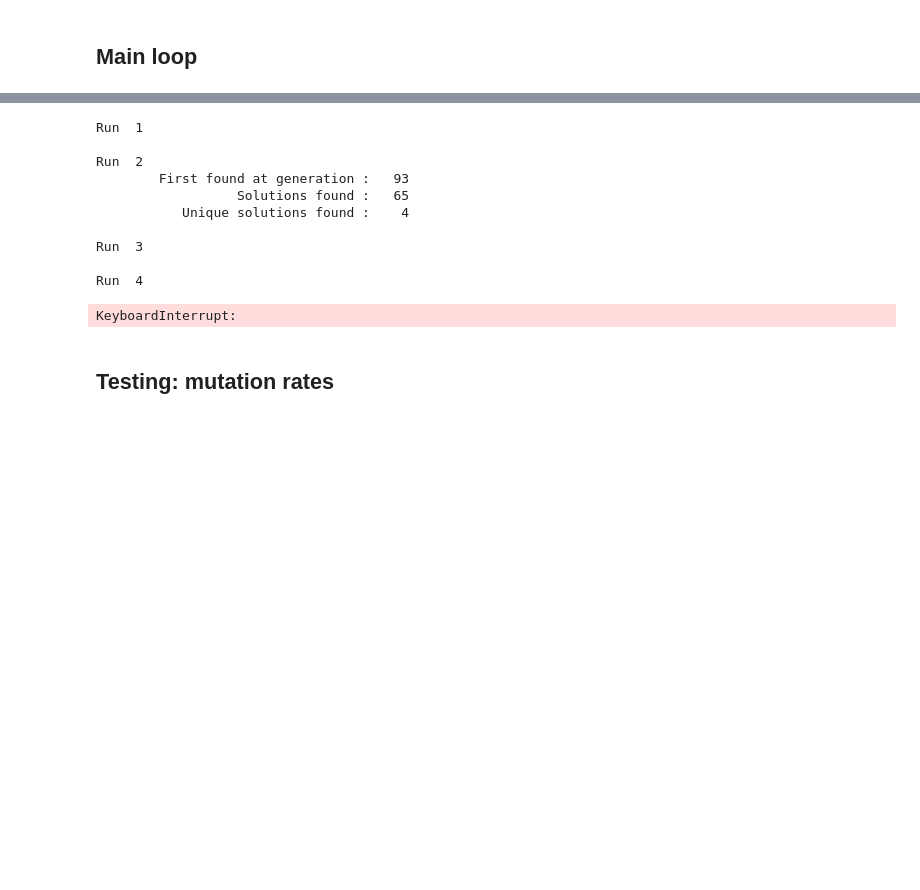
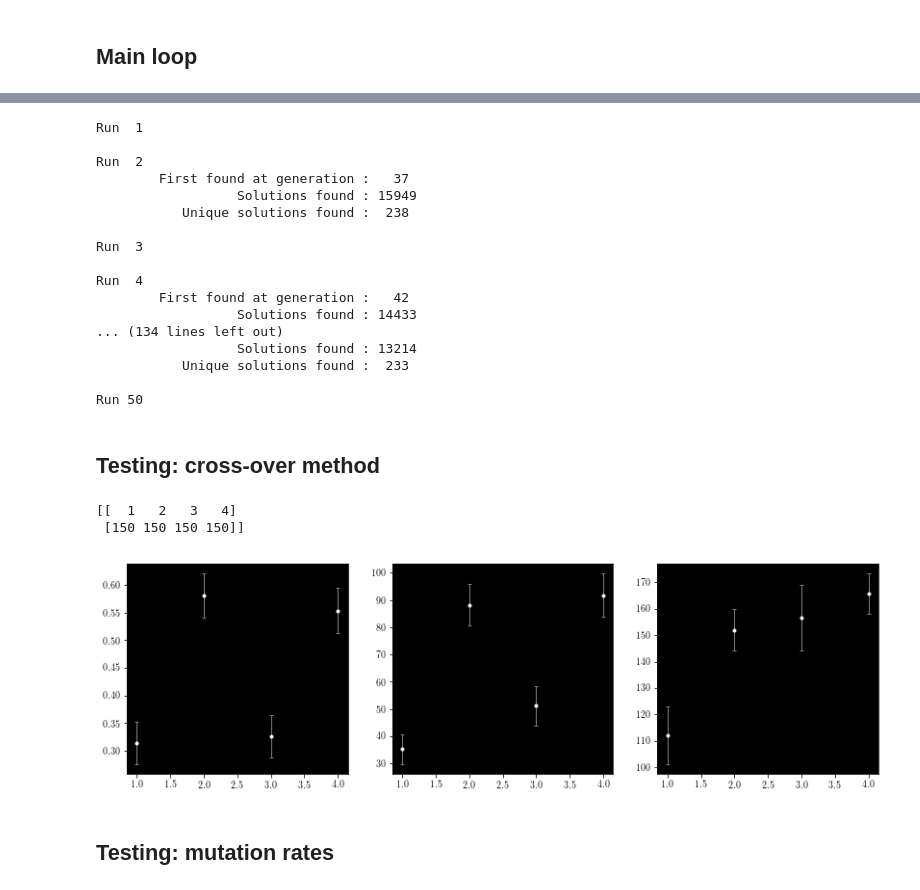
Before and after one commit to gloges/brane-ga, a Jupyter notebook: braneGA.ipynb, the cells around one changed output, grey strips where cells are left out. Drawn from its saved outputs; the diff is of its cells as text; code cells hidden in the pictures; blank space fills up the shorter version.

```diff
--- a/braneGA.ipynb
+++ b/braneGA.ipynb
@@ -54,5 +57,5 @@ filePath = ('test_mutRate_ns=%d_bix2=%d%d%d_w=%02d%02d%02d_popsize=%d_gmax=%d_xo
 # %%
-nRuns = 10
+nRuns = 50
 progress = False
 save = True
 
@@ -63,14 +66,50 @@ branes.GA(nRuns, numGens, popSize, numSurvive,
 Run  1
 
 Run  2
-        First found at generation :   93
-                  Solutions found :   65
-           Unique solutions found :    4
+        First found at generation :   37
+                  Solutions found : 15949
+           Unique solutions found :  238
 
 Run  3
 
 Run  4
+        First found at generation :   42
+                  Solutions found : 14433
+... (134 lines left out)
+                  Solutions found : 13214
+           Unique solutions found :  233
+
+Run 50
-KeyboardInterrupt:
+# %% [markdown]
+## Testing: cross-over method
+# %%
+files = glob.glob('test_xoMeth*/*.npy')
+
+method = np.array([int(f[-5]) for f in files])
+solnCounts = np.array([np.load(f) for f in files])
+numRuns = np.array([len(x) for x in solnCounts])
+
+probs = np.array([np.mean(s>0) for s in solnCounts])
+err1sig = np.sqrt(probs * (1-probs) / numRuns)
+
+means = np.array([np.mean(s) for s in solnCounts])
+std = np.array([np.std(s)/np.sqrt(len(s)-1) for s in solnCounts])
+
+foundMeans = np.array([np.mean(s[s>0]) for s in solnCounts])
+foundStd = np.array([np.std(s[s>0])/np.sqrt(len(s[s>0])-1) for s in solnCounts])
+
+print(np.array([method, numRuns]))
+
+fig, ax = plt.subplots(1, 3, figsize=(14,4))
+ax[0].errorbar(method, probs,      yerr=err1sig,  fmt='ow', ms=3, ecolor='gray', elinewidth=1, capsize=2)
+ax[1].errorbar(method, means,      yerr=std,      fmt='ow', ms=3, ecolor='gray', elinewidth=1, capsize=2)
+ax[2].errorbar(method, foundMeans, yerr=foundStd, fmt='ow', ms=3, ecolor='gray', elinewidth=1, capsize=2)
+
+plt.show()
+# %% [output]
+[[  1   2   3   4]
+ [150 150 150 150]]
+[figure, added]
 # %% [markdown]
 ## Testing: mutation rates
 # %%
```
Also changed, not shown: parts of 5 cells of this notebook, 36 other files.
